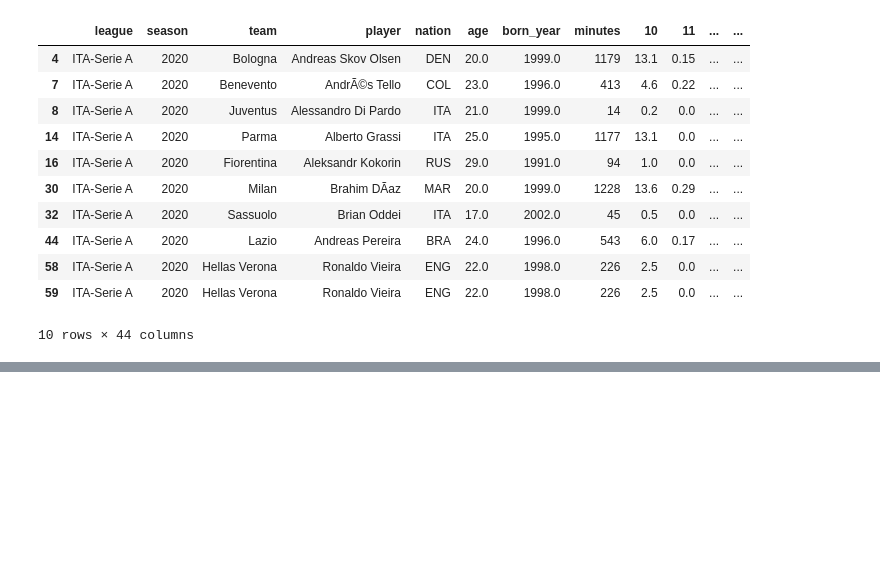
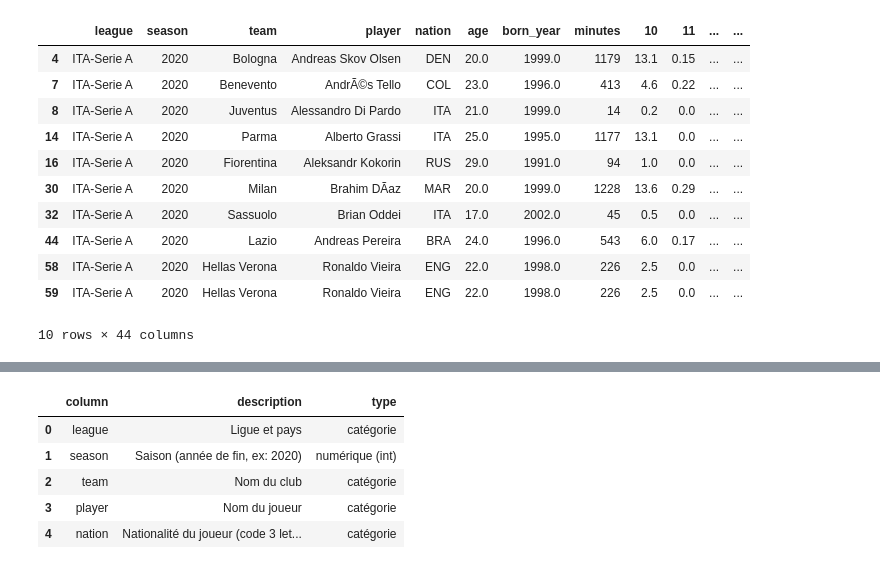
Before and after one commit to RiasMommy/Statapp, a Jupyter notebook: notebook/nettoyage.ipynb, the cells around one changed output, grey strips where cells are left out. Drawn from its saved outputs; the diff is of its cells as text; code cells hidden in the pictures; blank space fills up the shorter version.

```diff
--- a/notebook/nettoyage.ipynb
+++ b/notebook/nettoyage.ipynb
@@ -171,0 +307,71 @@ valid.head(10)
+# %%
+import pandas as pd
+
+col_info = [
+    # --- colonnes d’identification ---
+    ("league",      "Ligue et pays",                            "catégorie"),
+    ("season",      "Saison (année de fin, ex: 2020)",          "numérique (int)"),
+    ("team",        "Nom du club",                              "catégorie"),
+    ("player",      "Nom du joueur",                            "catégorie"),
+    ("nation",      "Nationalité du joueur (code 3 lettres)",   "catégorie"),
+    ("pos",         "Poste principal (GK/DF/MF/FW)",            "catégorie"),
+
+    # --- infos perso / temps de jeu ---
+    ("age",         "Âge du joueur durant la saison",           "numérique (float)"),
+    ("born_year",   "Année de naissance",                       "numérique (float)"),
+    ("minutes",     "Minutes jouées en championnat",            "numérique (float)"),
+
+    # --- performance brute ---
+    ("gls",         "Buts marqués (sans précision sur penalty)", "numérique"),
+    ("ast",         "Passes décisives",                         "numérique"),
+    ("g_plus_a",    "Buts + passes décisives",                  "numérique"),
+    ("g_minus_pk",  "Buts hors penalty (G-PK)",                 "numérique"),
+    ("pk",          "Penaltys marqués",                         "numérique"),
+    ("pk_att",      "Penaltys tentés",                          "numérique"),
+    ("crdy",        "Cartons jaunes",                           "numérique"),
+    ("crdr",        "Cartons rouges",                           "numérique"),
+
+    # --- expected goals ---
+    ("xg",              "xG total (expected goals)",            "numérique"),
+    ("npxg",            "xG hors penalties",                    "numérique"),
+    ("xag",             "xAG total (expected assists)",         "numérique"),
+    ("npxg_plus_xag",   "npxG + xAG",                           "numérique"),
+
+    # --- progression ---
+    ("prgc",        "Progressive carries (ballons portés vers l’avant)", "numérique"),
+    ("prgp",        "Progressive passes",                       "numérique"),
+    ("prgr",        "Progressive passes received",              "numérique"),
+
+    # --- per 90 ---
+    ("gls_per90",           "Buts par 90 minutes",              "numérique"),
+    ("ast_per90",           "Passes décisives par 90 minutes",  "numérique"),
+    ("g_plus_a_per90",      "Buts + passes décisives par 90",   "numérique"),
+    ("xg_per90",            "xG par 90",                        "numérique"),
+    ("xag_per90",           "xAG par 90",                       "numérique"),
+    ("xg_plus_xag_per90",   "xG + xAG par 90",                  "numérique"),
+    ("npxg_per90",          "npxG par 90",                      "numérique"),
+    ("npxg_plus_xag_per90", "npxG + xAG par 90",                "numérique"),
+
+    # --- autres stats (à ajuster selon ce que tu confirmes avec FBref) ---
+    ("touches",        "Touches de balle totales",              "numérique"),
+    ("tackles_won",    "Tacles gagnés",                         "numérique"),
+    ("interceptions",  "Interceptions",                         "numérique"),
+    ("blocks",         "Tirs/passes bloqués",                   "numérique"),
+    ("dribbles_succeeded", "Dribbles réussis",                  "numérique"),
+    ("dribbles_attempted", "Dribbles tentés",                   "numérique"),
+    ("passes_completed_long", "Passes longues réussies",       "numérique"),
+    ("prog_passes",    "Passes progressives",                   "numérique"),
+    ("prog_carries",   "Conduites de balle progressives",       "numérique"),
+    ("shots_total",    "Tirs totaux",                           "numérique"),
+    ("shots_on_target","Tirs cadrés",                           "numérique"),
+]
+
+dict_df = pd.DataFrame(col_info, columns=["column", "description", "type"])
+dict_df.head()
+# %% [output]
+|  | column | description | type |
+| 0 | league | Ligue et pays | catégorie |
+| 1 | season | Saison (année de fin, ex: 2020) | numérique (int) |
+| 2 | team | Nom du club | catégorie |
+| 3 | player | Nom du joueur | catégorie |
+| 4 | nation | Nationalité du joueur (code 3 let... | catégorie |
```
Also changed, not shown: parts of 8 cells of this notebook.
